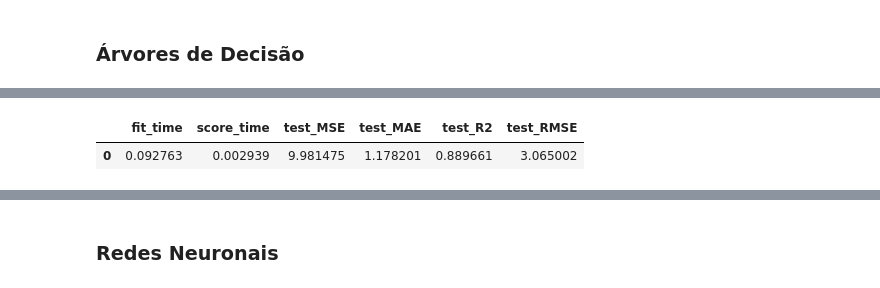
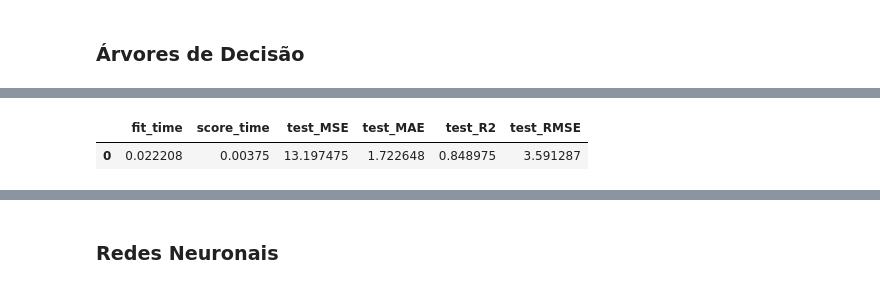
Before and after one commit to ruicoelhor22/AASE, a Jupyter notebook: atualregressao2.ipynb, the cells around one changed output, grey strips where cells are left out. Saved outputs shown, nothing was run; the diff lists cells and outputs as text; code cells hidden in the pictures.

```diff
--- a/atualregressao2.ipynb
+++ b/atualregressao2.ipynb
@@ -135,12 +135,12 @@ pd.DataFrame(dt_scores.mean()).T
 # %%
-dt = DecisionTreeRegressor(max_depth=12, random_state=1234)
+dt = DecisionTreeRegressor(max_depth=3, random_state=1234)
 splitter = KFold(10, random_state=1234, shuffle=True)
 scores = cross_validate(dt, X, y, cv=splitter, scoring=REGRESSION_METRICS)
 dt_scores = pd.DataFrame(scores)
 pd.DataFrame(dt_scores.mean()).T
 # %% [output]
 |  | fit_time | score_time | test_MSE | test_MAE | test_R2 | test_RMSE |
-| 0 | 0.092763 | 0.002939 | 9.981475 | 1.178201 | 0.889661 | 3.065002 |
+| 0 | 0.022208 | 0.00375 | 13.197475 | 1.722648 | 0.848975 | 3.591287 |
 # %%
 
 
```
Also changed, not shown: parts of 6 cells of this notebook, 5 other files.
